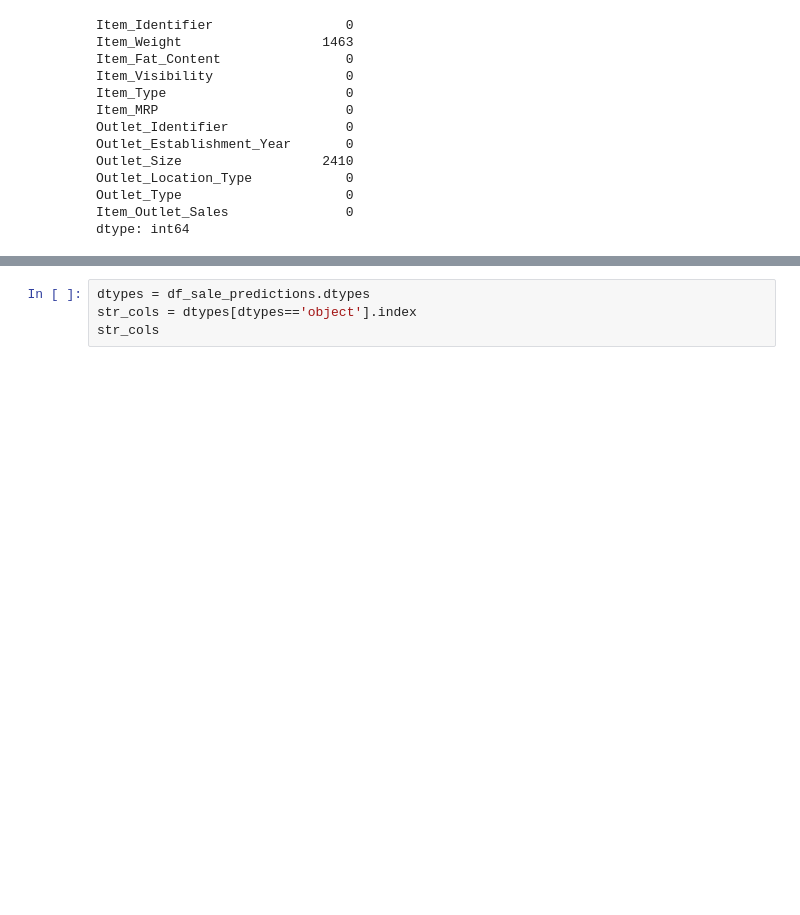
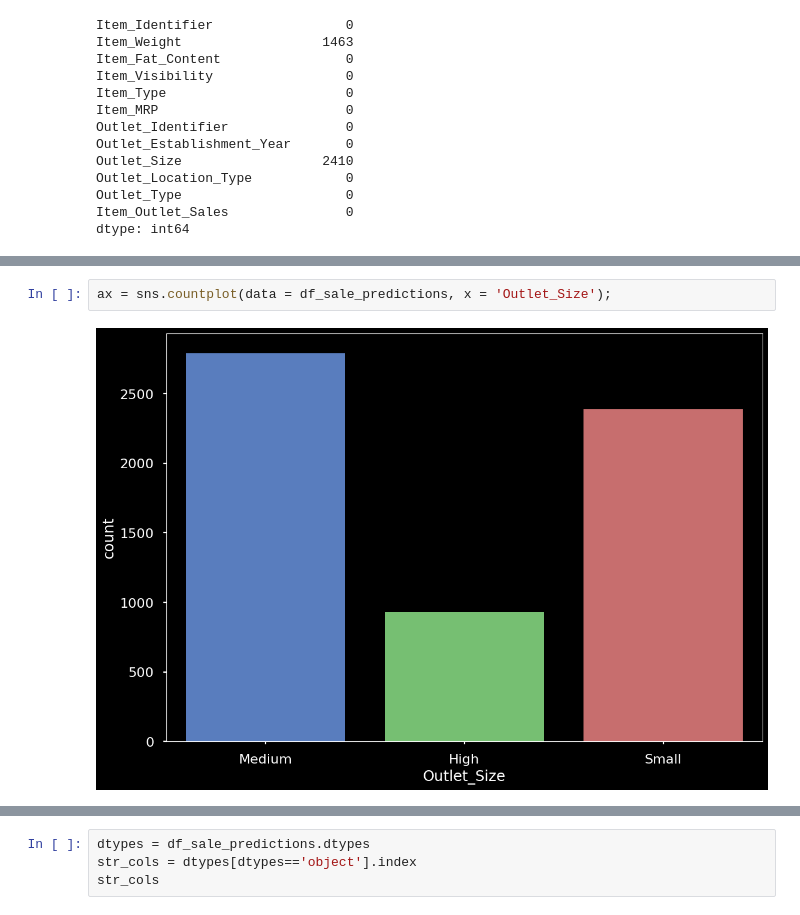
Before and after one commit to davegbade/Prediction-of-Product-Sales, a Jupyter notebook: Prediction of Product Sales.ipynb, the cells around one changed output, grey strips where cells are left out. Cells and saved outputs as stored; diff of their text form; blank space fills up the shorter version.

```diff
--- a/Prediction of Product Sales.ipynb
+++ b/Prediction of Product Sales.ipynb
@@ -193,0 +153,4 @@ These are all the Missing Items:
+# %%
+ax = sns.countplot(data = df_sale_predictions, x = 'Outlet_Size');
+# %% [output]
+[figure, added]
```
Also changed, not shown: parts of 161 cells of this notebook.
